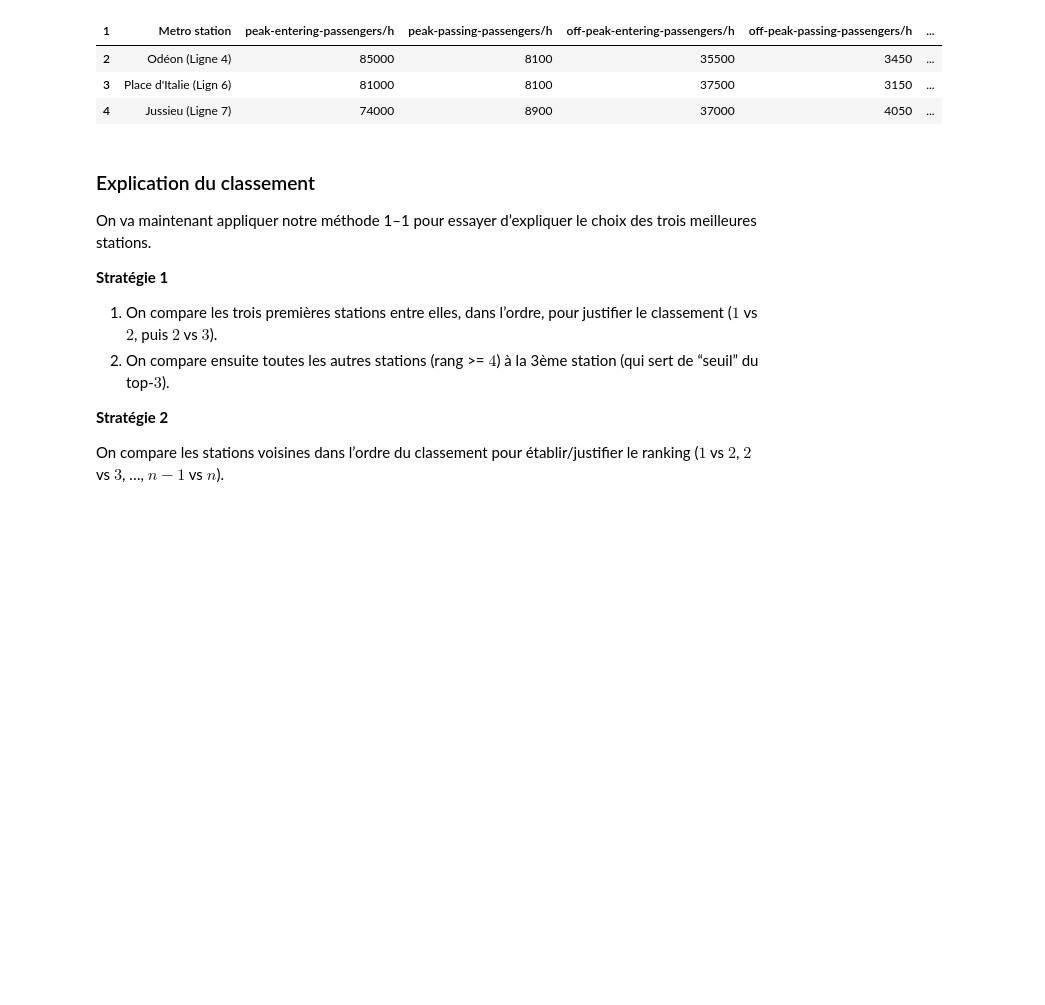
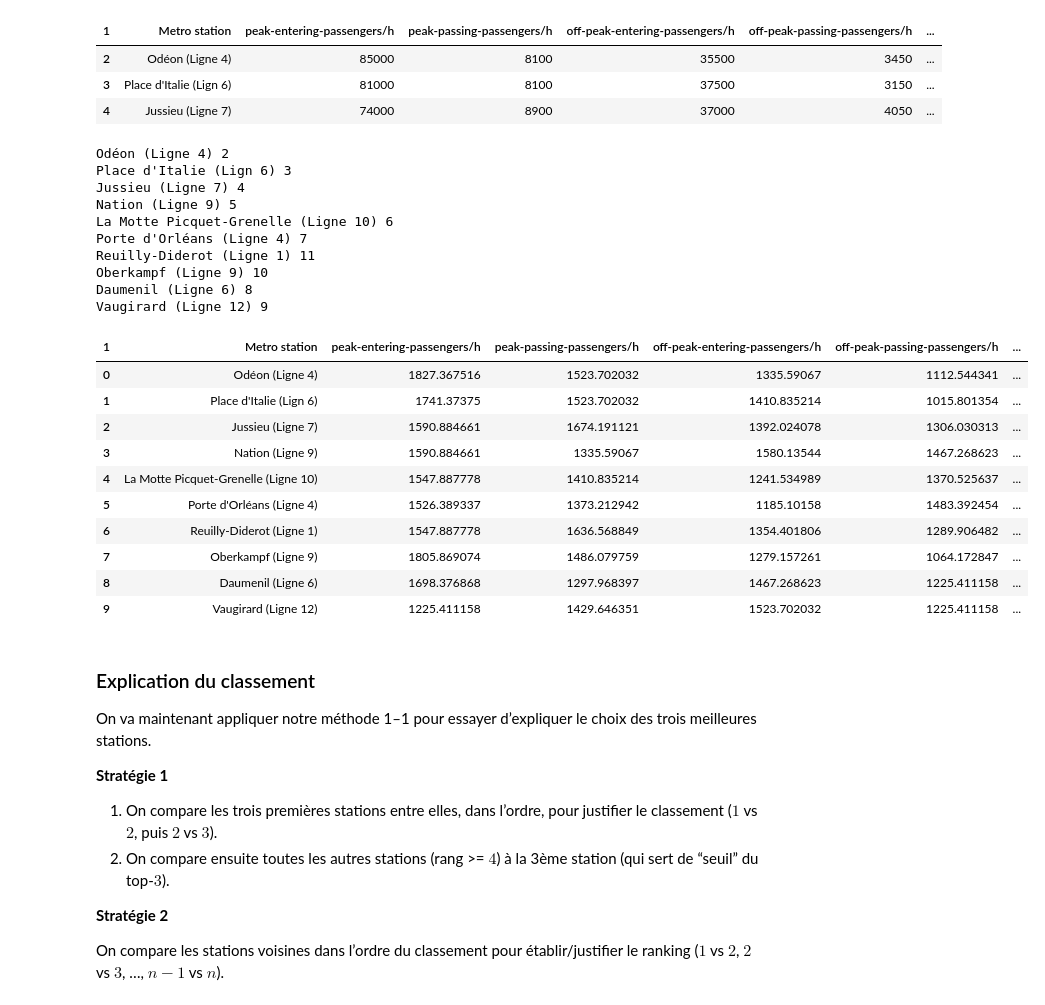
Before and after one commit to KarinaMusina44/SDP-optim, a Jupyter notebook: Projet_SDP_datasets.ipynb, the cells around one changed output. Drawn from its saved outputs; the diff is of its cells as text; code cells hidden in the pictures; blank space fills up the shorter version.

```diff
--- a/Projet_SDP_datasets.ipynb
+++ b/Projet_SDP_datasets.ipynb
@@ -98,6 +121,47 @@ top3
 | 2 | Odéon (Ligne 4) | 85000 | 8100 | 35500 | 3450 | ... |
 | 3 | Place d'Italie (Lign 6) | 81000 | 8100 | 37500 | 3150 | ... |
 | 4 | Jussieu (Ligne 7) | 74000 | 8900 | 37000 | 4050 | ... |
+# %%
+station_col = "Metro station"
+
+stations_ranked = ranked_df.index.tolist()
+
+
+order = ranked_df[station_col].tolist()
+for i, s in zip(order,stations_ranked):
+    print(i, s)
+
+
+weighted_df_ordered = (
+    weighted_df
+    .set_index(station_col)
+    .loc[order]
+    .reset_index()
+)
+
+weighted_df_ordered
+# %% [output]
+Odéon (Ligne 4) 2
+Place d'Italie (Lign 6) 3
+Jussieu (Ligne 7) 4
+Nation (Ligne 9) 5
+La Motte Picquet-Grenelle (Ligne 10) 6
+Porte d'Orléans (Ligne 4) 7
+Reuilly-Diderot (Ligne 1) 11
+Oberkampf (Ligne 9) 10
+Daumenil (Ligne 6) 8
+Vaugirard (Ligne 12) 9
+| 1 | Metro station | peak-entering-passengers/h | peak-passing-passengers/h | off-peak-entering-passengers/h | off-peak-passing-passengers/h | ... |
+| 0 | Odéon (Ligne 4) | 1827.367516 | 1523.702032 | 1335.59067 | 1112.544341 | ... |
+| 1 | Place d'Italie (Lign 6) | 1741.37375 | 1523.702032 | 1410.835214 | 1015.801354 | ... |
+| 2 | Jussieu (Ligne 7) | 1590.884661 | 1674.191121 | 1392.024078 | 1306.030313 | ... |
+| 3 | Nation (Ligne 9) | 1590.884661 | 1335.59067 | 1580.13544 | 1467.268623 | ... |
+| 4 | La Motte Picquet-Grenelle (Ligne 10) | 1547.887778 | 1410.835214 | 1241.534989 | 1370.525637 | ... |
+| 5 | Porte d'Orléans (Ligne 4) | 1526.389337 | 1373.212942 | 1185.10158 | 1483.392454 | ... |
+| 6 | Reuilly-Diderot (Ligne 1) | 1547.887778 | 1636.568849 | 1354.401806 | 1289.906482 | ... |
+| 7 | Oberkampf (Ligne 9) | 1805.869074 | 1486.079759 | 1279.157261 | 1064.172847 | ... |
+| 8 | Daumenil (Ligne 6) | 1698.376868 | 1297.968397 | 1467.268623 | 1225.411158 | ... |
+| 9 | Vaugirard (Ligne 12) | 1225.411158 | 1429.646351 | 1523.702032 | 1225.411158 | ... |
 # %% [markdown]
 ### Explication du classement
 
```
Also changed, not shown: parts of 7 cells of this notebook.
